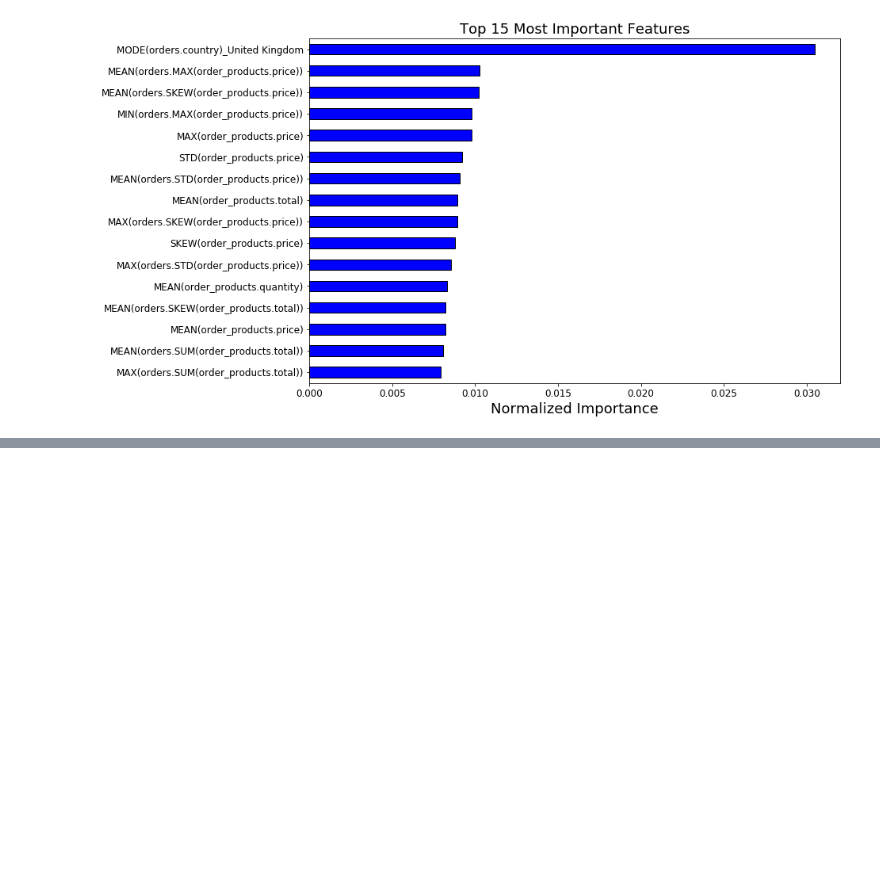
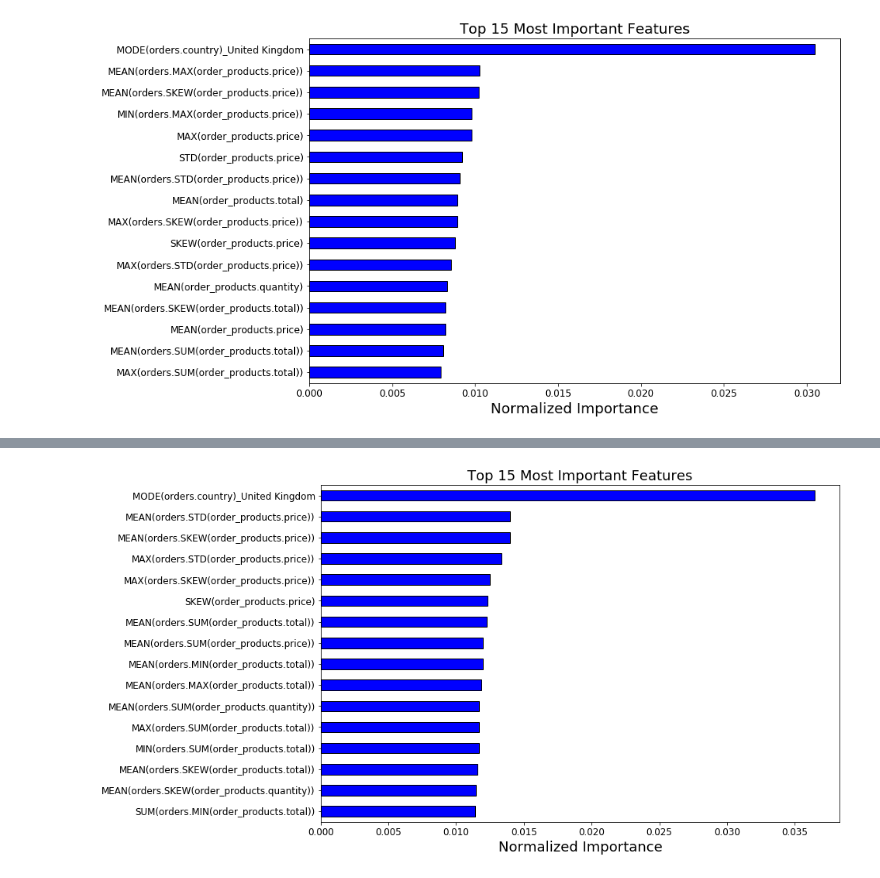
Before and after one commit to alteryx/Automated-Manual-Comparison, a Jupyter notebook: retail/notebooks/Automated Feature Engineering.ipynb, the cells around one changed output, grey strips where cells are left out. Cells and saved outputs as stored; diff of their text form; code cells hidden in the pictures; blank space fills up the shorter version.

```diff
--- a/retail/notebooks/Automated Feature Engineering.ipynb
+++ b/retail/notebooks/Automated Feature Engineering.ipynb
@@ -374,3 +374,6 @@ fi = pd.DataFrame({'feature': list(feature_matrix_enc.columns),
 norm_fi = plot_feature_importances(fi)
 # %% [output]
 [figure]
+# %%
+X_train = feature_selection(X_train)
+X_test = X_test[X_train.columns]
@@ -376,0 +388,4 @@ norm_fi = plot_feature_importances(fi)
+# %%
+model.fit(X_train, y_train)
+print('F1 Score: {:.5f}.'.format(f1_score(y_test, model.predict(X_test))))
+print('ROC AUC Score: {:.5f}.'.format(roc_auc_score(y_test, model.predict_proba(X_test)[:, 1])))
@@ -377,3 +410,9 @@ norm_fi = plot_feature_importances(fi)
+# %%
+fi = pd.DataFrame({'feature': list(X_train.columns),
+                   'importance': model.feature_importances_})
+norm_fi = plot_feature_importances(fi)
+# %% [output]
+[figure, added]
 # %%
 def ecdf(data):
     x = np.sort(data)
```
Also changed, not shown: parts of 2 cells of this notebook.
